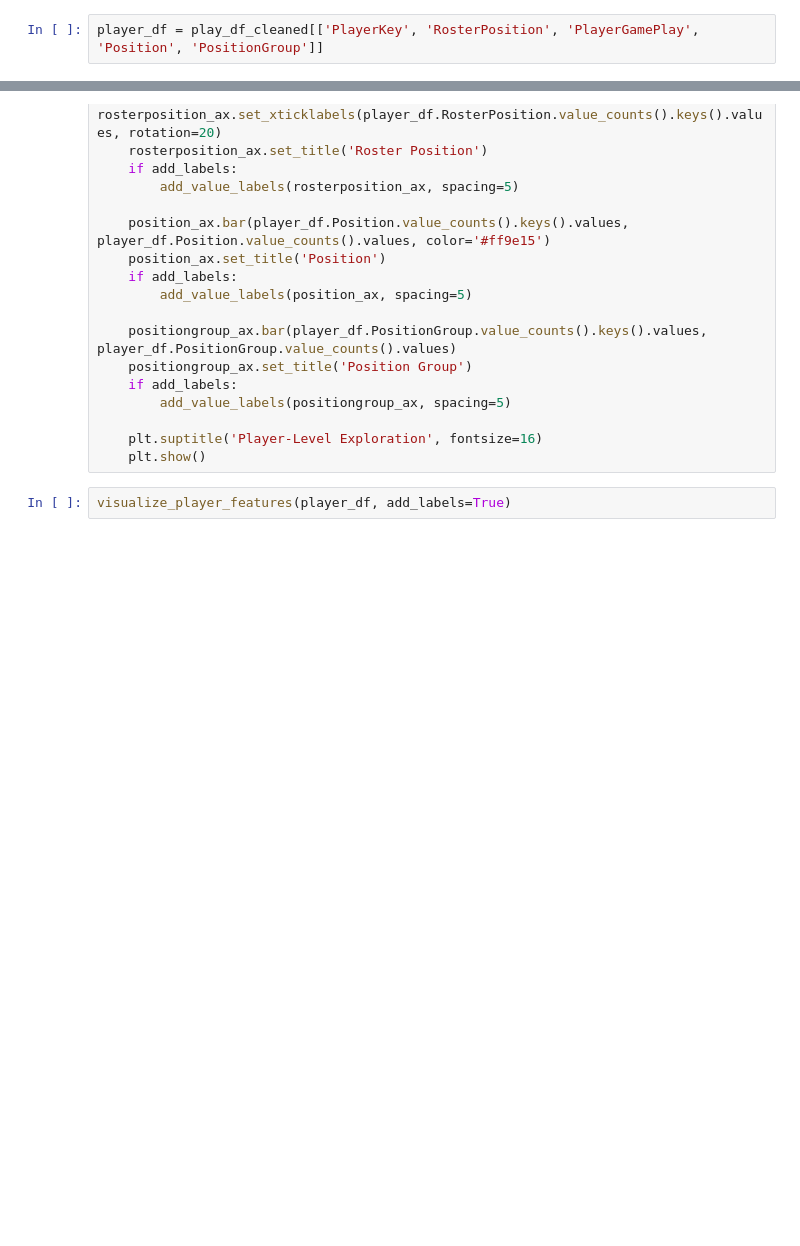
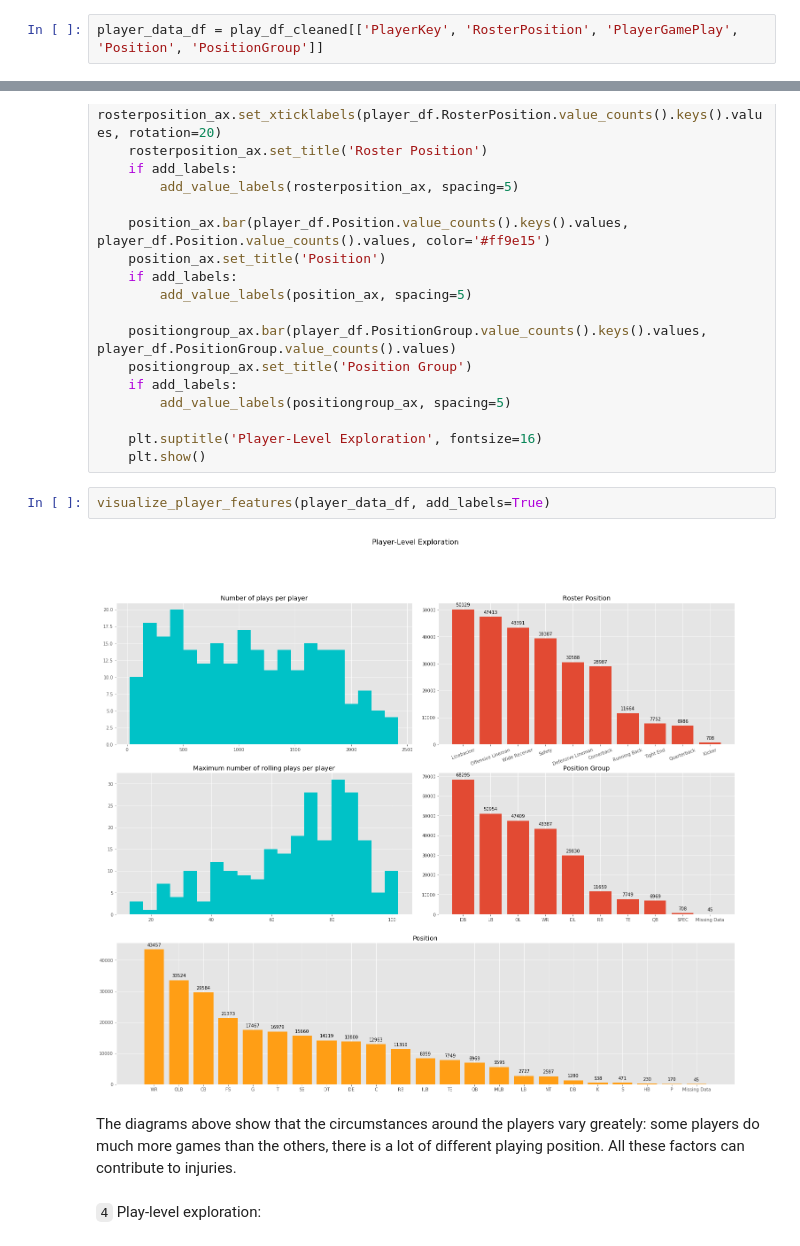
Before and after one commit to Lexie88rus/NFL-1st-and-Future, a Jupyter notebook: NFL_Injury_Analytics.ipynb, the cells around one changed output, grey strips where cells are left out. Saved outputs shown, nothing was run; the diff lists cells and outputs as text; blank space fills up the shorter version.

Commit message:
Updated the notebook with the analysis: Uploaded the initial version of public kernel, containing the full EDA and correlation analysis of game and play level features.

```diff
--- a/NFL_Injury_Analytics.ipynb
+++ b/NFL_Injury_Analytics.ipynb
@@ -191,5 +234,5 @@ Player level exploration:
 # %%
-player_df = play_df_cleaned[['PlayerKey', 'RosterPosition', 'PlayerGamePlay', 'Position', 'PositionGroup']]
+player_data_df = play_df_cleaned[['PlayerKey', 'RosterPosition', 'PlayerGamePlay', 'Position', 'PositionGroup']]
 # %%
 def visualize_player_features(player_df, figsize=(25,20), add_labels=False):
     plt.style.use('ggplot')
@@ -229,4 +272,10 @@ def visualize_player_features(player_df, figsize=(25,20), add_labels=False):
     plt.suptitle('Player-Level Exploration', fontsize=16)
     plt.show()
 # %%
-visualize_player_features(player_df, add_labels=True)
+visualize_player_features(player_data_df, add_labels=True)
+# %% [output]
+[figure, added]
+# %% [markdown]
+The diagrams above show that the circumstances around the players vary greately: some players do much more games than the others, there is a lot of different playing position. All these factors can contribute to injuries.
+# %% [markdown]
+`4` Play-level exploration:
```
Also changed, not shown: parts of 64 cells of this notebook.
